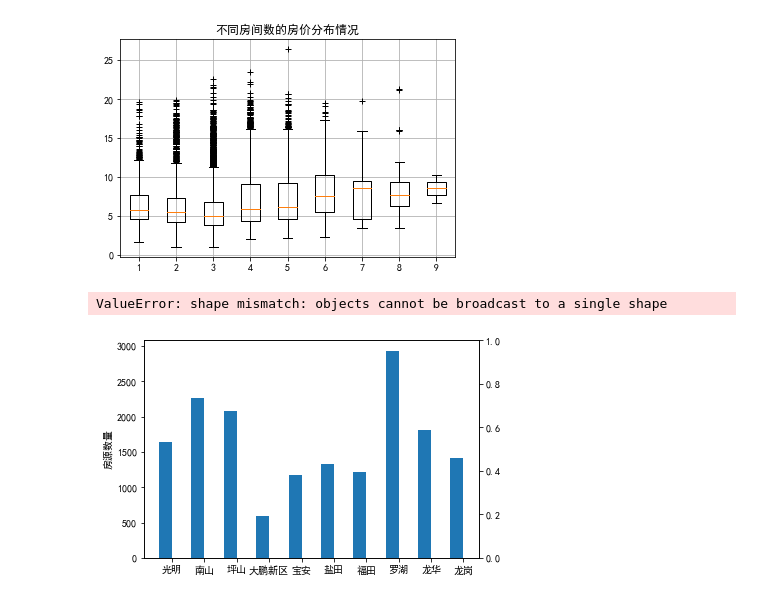
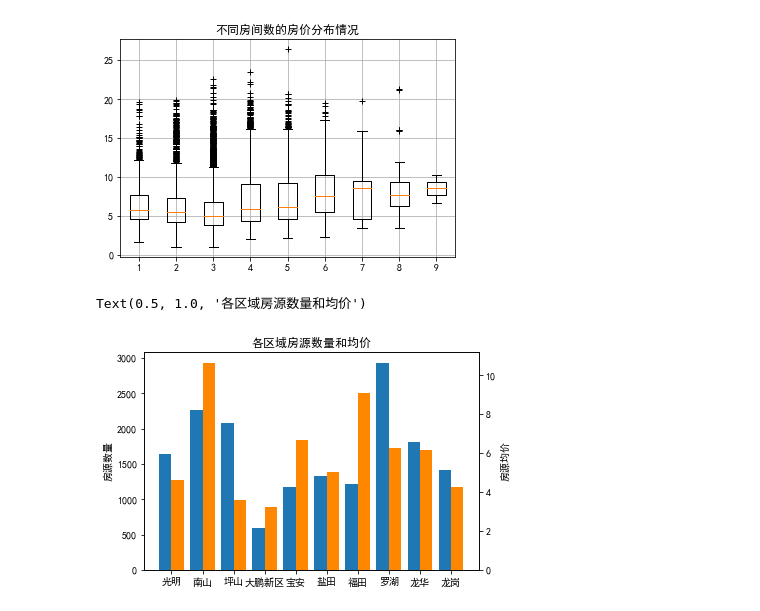
Before and after one commit to kusutori/pythonTest, a Jupyter notebook: 2homework1/1.ipynb, the cells around one changed output. Saved outputs shown, nothing was run; the diff lists cells and outputs as text; code cells hidden in the pictures.

```diff
--- a/2homework1/1.ipynb
+++ b/2homework1/1.ipynb
@@ -259,22 +259,22 @@ plt.title('不同房间数的房价分布情况')
 Text(0.5, 1.0, '不同房间数的房价分布情况')
 [figure]
 # %%
-ans1 = data.groupby(['区域','房间数'])['平米单价'].mean() #计算房子单价
+ans1 = data.groupby(['区域'])['平米单价'].mean() #计算房子单价
 ans1.sort_index(inplace=True)
 
 ans = data['区域'].value_counts() # 统计房源数量
 ans.sort_index(inplace=True)
 
 Fig = plt.figure()
 ax= Fig.add_subplot(1,1,1) # 添加子图，和原图一样大
 ax.bar(np.arange(10)-0.2,ans.values,width=0.4)
 ax.set_xticks(np.arange(10),ans.index)
 ax.set_ylabel('房源数量')
 ax1 = ax.twinx() # 两个子图共享x轴
 ax1.bar(np.arange(10)+0.2,ans1.values,width=0.4,color='#ff8700')
 ax1.set_ylabel('房源均价')
 
 plt.title('各区域房源数量和均价')
 # %% [output]
-ValueError: shape mismatch: objects cannot be broadcast to a single shape
+Text(0.5, 1.0, '各区域房源数量和均价')
-[figure, old version]
+[figure, new version]
```
Also changed, not shown: parts of 5 cells of this notebook.
